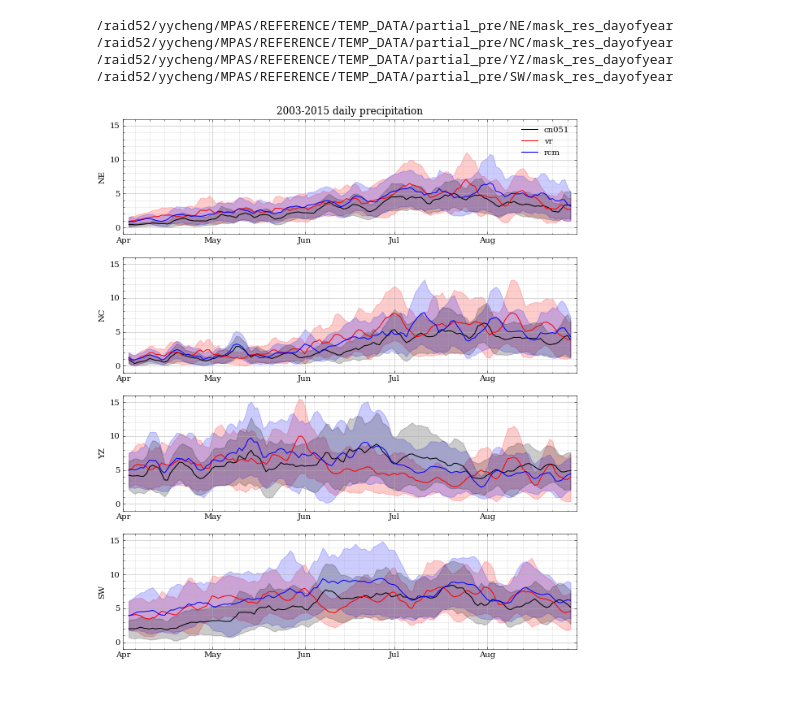
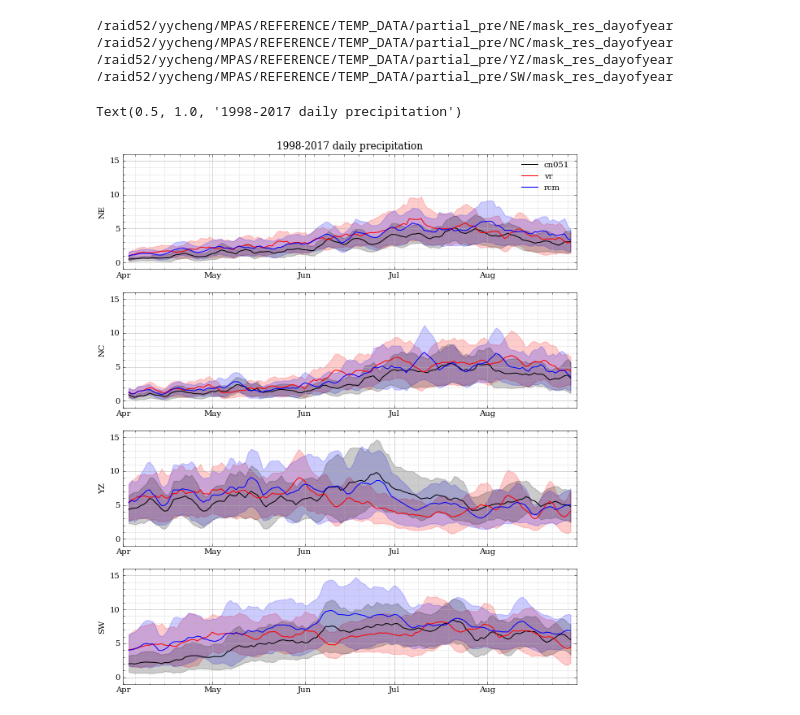
Before and after one commit to dozerlcl/MPAS_case_study, a Jupyter notebook: 92-25km_vr_rcm_postprocess/visualization/check_obs/check_cn051/pre/time_series_partial/precip_timemean_all_partial.ipynb, the cells around one changed output. Cells and saved outputs as stored; diff of their text form; code cells hidden in the pictures.

Commit message:
settled mean plot

```diff
--- a/92-25km_vr_rcm_postprocess/visualization/check_obs/check_cn051/pre/time_series_partial/precip_timemean_all_partial.ipynb
+++ b/92-25km_vr_rcm_postprocess/visualization/check_obs/check_cn051/pre/time_series_partial/precip_timemean_all_partial.ipynb
@@ -19,8 +19,8 @@ from timeseries_count import *
 partial_list = ["NE", "NC", "YZ", "SW"]
 path_in = "/raid52/yycheng/MPAS/REFERENCE/TEMP_DATA/partial_pre"
 file_ref= "ydaymean_mask_sel_CN05.1_Pre_1961_2018_daily_025x025.nc"
-file_vr = "ydaymean_mask_vr_pre_03-15.nc"
-file_rcm = "ydaymean_mask_rcm_pre_03-15.nc"
+file_vr = "ydaymean_mask_vr_pre_98-17.nc"
+file_rcm = "ydaymean_mask_rcm_pre_98-17.nc"
 partial_mean = {} # partial mask_res
 partial_std = {} # partial mask_res
 for i in partial_list:
@@ -81,34 +81,35 @@ for i in partial_list:
     # s = pd.Series(np.random.randn(len(idx)), index=idx)
 
     # fig, ax = plt.subplots()
     # ax.plot_date(idx.to_pydatetime(), 'v-')
     ax[inum] = plot_pd.plot(figsize=(10,12),style=['-k','-r','-b'],ax = ax[inum])
     ax[inum].xaxis.set_minor_locator(dates.DayLocator(interval=5))
     # ax.xaxis.set_minor_formatter(dates.DateFormatter('%d\n%a'))
     ax[inum].fill_between(plot_pd.index, plot_pd['vr'].values+std_pd['vr'].values, plot_pd['vr'].values-std_pd['vr'].values, color = 'r', alpha = 0.2)
     ax[inum].fill_between(plot_pd.index, plot_pd['rcm'].values+std_pd['rcm'].values, plot_pd['rcm'].values-std_pd['rcm'].values, color = 'b', alpha = 0.2)
     ax[inum].fill_between(plot_pd.index, plot_pd['cn051'].values+std_pd['cn051'].values, plot_pd['cn051'].values-std_pd['cn051'].values, color = 'k', alpha = 0.2)
     # ax[inum].set_xlim([xmin,xmax])
     ax[inum].xaxis.grid(True, which="minor", linestyle = ":")
     ax[inum].xaxis.grid(True, which="major", linestyle = "-")
     ax[inum].yaxis.grid(True, which="minor", linestyle = ":")
     ax[inum].yaxis.grid(True, which="major", linestyle = "-")
 
     ax[inum].yaxis.set_major_locator(MultipleLocator(5.))
     ax[inum].yaxis.set_major_formatter(FormatStrFormatter('%1.f'))
     ax[inum].yaxis.set_minor_locator(MultipleLocator(1.))
 
     ax[inum].set_ylim([ymin,ymax])
     ax[inum].set_ylabel(i)
     ax[inum].get_legend().remove()
     ax[inum].xaxis.set_major_locator(dates.MonthLocator())
     ax[inum].xaxis.set_major_formatter(dates.DateFormatter('%b'))
     inum = inum + 1
 
 ax[0].legend()
-ax[0].set_title("2003-2015 daily precipitation")
+ax[0].set_title("1998-2017 daily precipitation")
 # 背景设置为白色，否则会成为透明，png格式下
-fig.patch.set_facecolor('white')
-plt.savefig("./output_pic/series_dayofyear.png", dpi = 300)
+# fig.patch.set_facecolor('white')
+# plt.savefig("./output_pic/series_dayofyear.png", dpi = 300)
 # %% [output]
+Text(0.5, 1.0, '1998-2017 daily precipitation')
-[figure, old version]
+[figure, new version]
```
Also changed, not shown: 14 other files.
